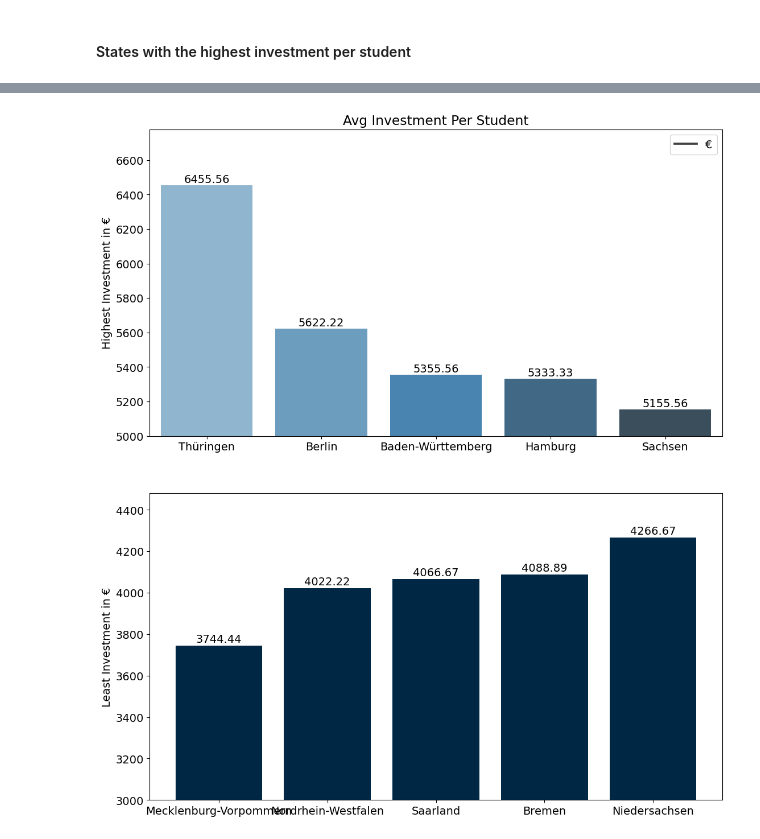
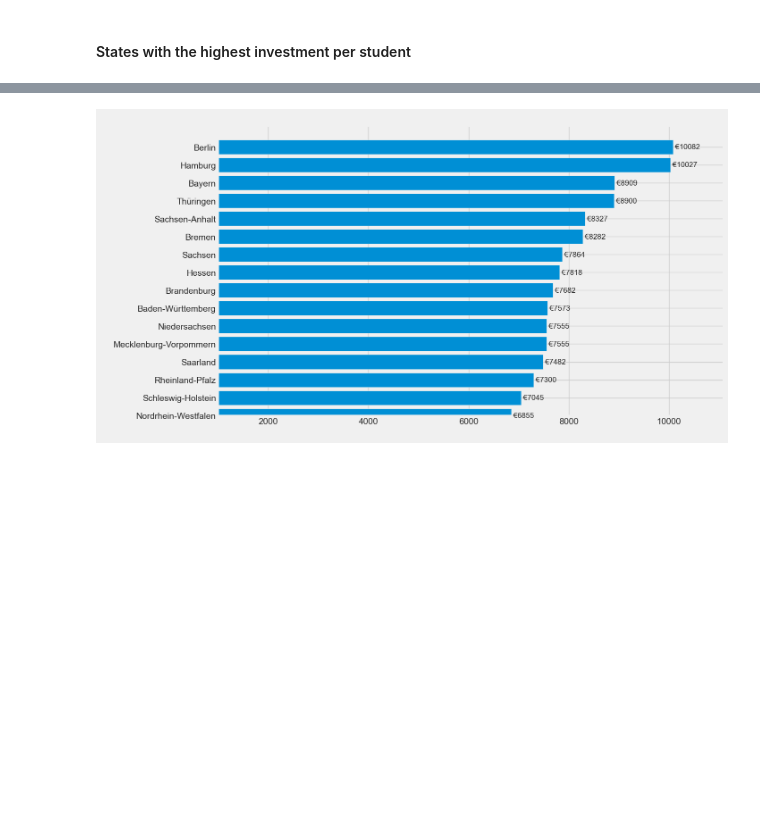
Before and after one commit to Stargazer-ger/capstone_project_hh_23_1, a Jupyter notebook: ausgaben_kk.ipynb, the cells around one changed output, grey strips where cells are left out. Cells and saved outputs as stored; diff of their text form; code cells hidden in the pictures; blank space fills up the shorter version.

```diff
--- a/ausgaben_kk.ipynb
+++ b/ausgaben_kk.ipynb
@@ -50,3 +114,4 @@ state_with_highest_invest
 # %%
 # Group by year and sum the columns
-df_sum = ausgaben_concat.groupby('Federal States')['Berufliche Schulen Insgesamt'].mean().reset_index()
+df_avg = ausgaben_concat.groupby('Federal States')['Allg bildende Schulen'].mean().reset_index()
+df_avg
@@ -73,47 +135,0 @@ df_sum
-# %%
-# Calculate the average passing rate for each state
-avg_berufliche_schulen = ausgaben_concat.groupby('Federal States')['Berufliche Schulen Insgesamt'].mean().reset_index()
-avg_berufliche_schulen1 = ausgaben_concat.groupby('Federal States')['Berufliche Schulen Insgesamt'].mean().reset_index()
-
-# Sort the states based on average Pass Rate
-top_states_highest = avg_berufliche_schulen.sort_values('Berufliche Schulen Insgesamt', ascending=False).head(5)
-top_states_lowest = avg_berufliche_schulen1.sort_values('Berufliche Schulen Insgesamt', ascending=True).head(5)
-
-plt.figure(figsize=(13, 7))
-#plt.rcParams.update({'font.size': 14})
-# Create a bar chart for top 3 states with highest Pass Rate
-sns.barplot(x=top_states_highest['Federal States'], y=top_states_highest['Berufliche Schulen Insgesamt'], palette="Blues_d")#, color='#002845')
-plt.grid(False)  # Add grid lines
-plt.tick_params(axis='x')#, rotation=75)
-plt.xlabel(' ')
-plt.ylabel('Highest Investment in €')
-plt.title('Avg Investment Per Student')
-plt.legend(['€'])
-plt.ylim(bottom=5000)  # Set the y-axis lower limit to 0
-
-# Add value labels on top of each bar
-for i, v in enumerate(top_states_highest['Berufliche Schulen Insgesamt']):
-    plt.text(i, v + 15, str(round(v, 2)), ha='center', color='black')
-
-plt.show()
-
-
-
-plt.figure(figsize=(13, 7))
-# Create a bar chart for top 3 states with lowest Pass Rate
-plt.bar(top_states_lowest['Federal States'], top_states_lowest['Berufliche Schulen Insgesamt'], color='#002845')
-plt.grid(False)  # Add grid lines
-plt.tick_params(axis='x')#, rotation=75)
-#plt.xlabel('State')
-plt.ylabel('Least Investment in €')
-#plt.title('Top 5 States with Highest Failing Rate in the Last Decade')
-plt.ylim(bottom=3000)  # Set the y-axis lower limit to 0
-
-# Add value labels on top of each bar
-for i, v in enumerate(top_states_lowest['Berufliche Schulen Insgesamt']):
-    plt.text(i, v + 15, str(round(v, 2)), ha='center', color='black')
-
-plt.show()
-# %% [output]
-[figure, removed]
-[figure, removed]
@@ -139,0 +136,22 @@ plt.show()
+# %%
+top_states_highest = df_avg.sort_values('Allg bildende Schulen', ascending=True)
+
+
+plt.figure(figsize=(13, 8))
+plt.style.use('fivethirtyeight')
+# Create a horizontal bar chart
+plt.barh(top_states_highest['Federal States'], top_states_highest['Allg bildende Schulen'])#, palette="Blues_d")#, color='#1f77b4')
+# Add value labels to the bars
+for i, (value, name) in enumerate(zip(top_states_highest['Allg bildende Schulen'], top_states_highest['Federal States'])):
+    plt.text(value, i, f' €{value:.0f}', ha='left', va='center', fontsize=12)
+
+# Set the title and axis labels
+plt.title(' ')
+plt.xlabel(' ')
+plt.ylabel(' ')
+# Set the x-axis limits
+plt.xlim(1000, max(investments) * 1.1)
+plt.ylim(bottom=0)  # Set the y-axis lower limit to 0
+plt.show()
+# %% [output]
+[figure, added]
```
Also changed, not shown: parts of 12 cells of this notebook, 9 other files.
